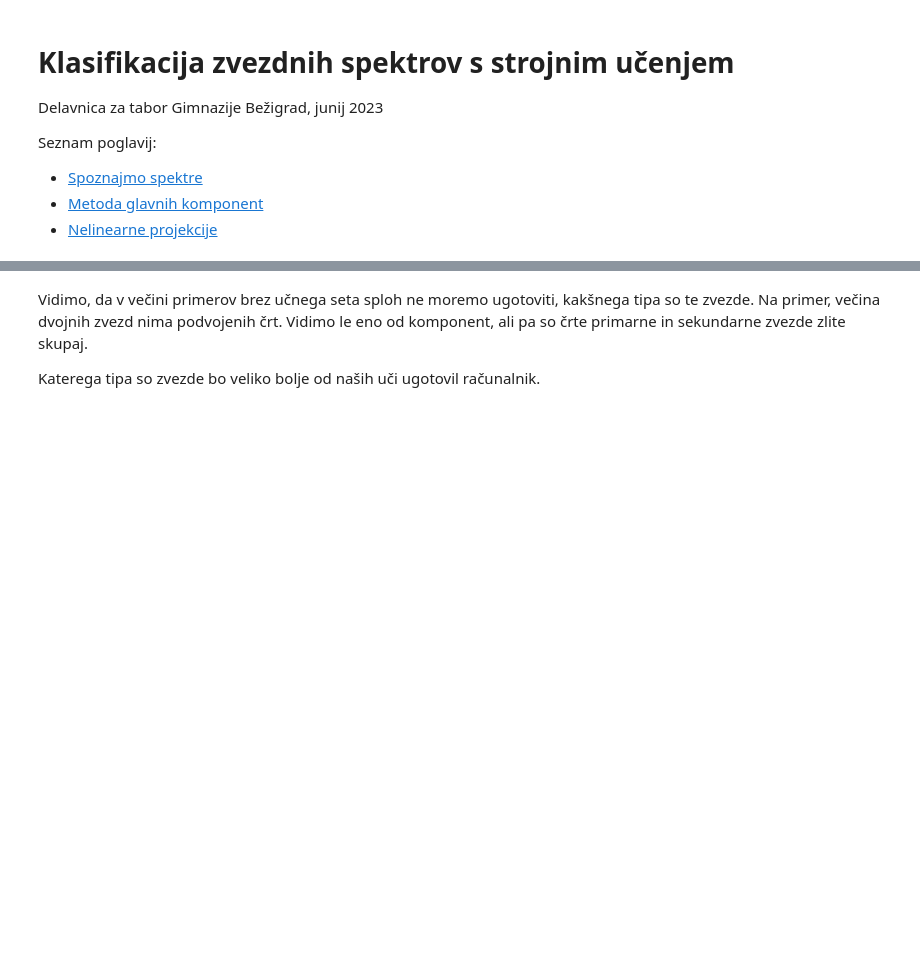
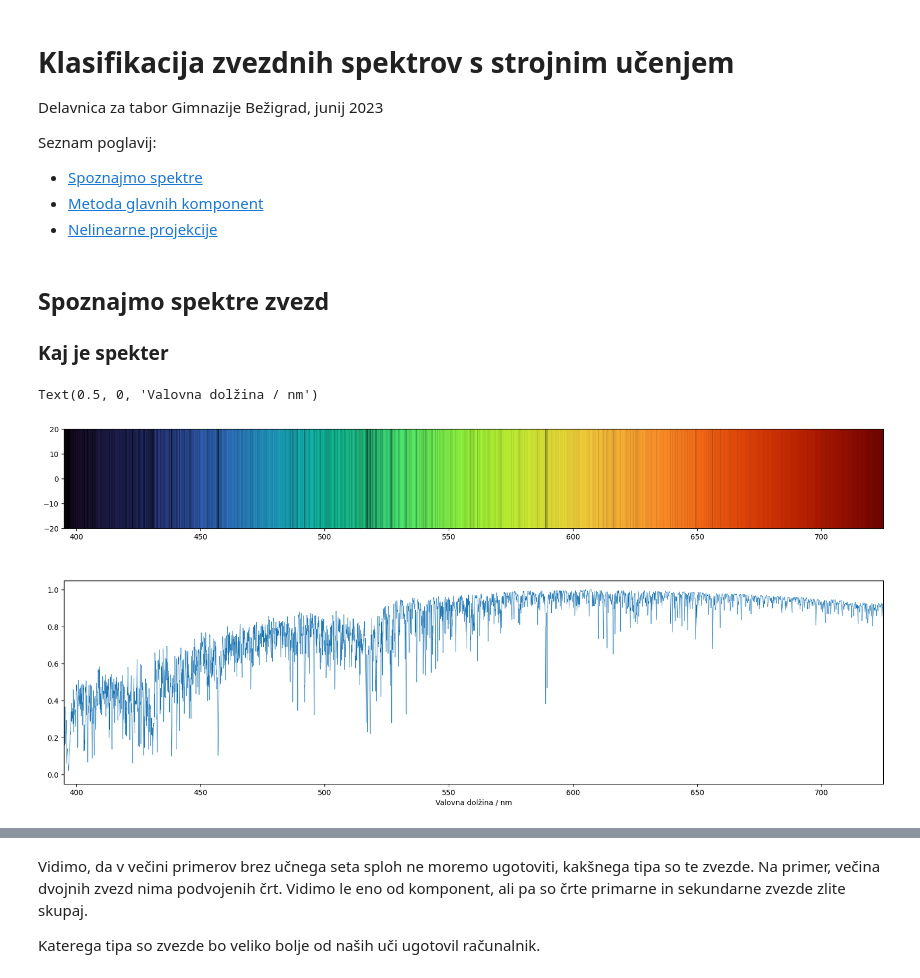
Before and after one commit to sheliak/klasifikacija_spektrov, a Jupyter notebook: klasifikacija.ipynb, the cells around one changed output, grey strips where cells are left out. Saved outputs shown, nothing was run; the diff lists cells and outputs as text; code cells hidden in the pictures; blank space fills up the shorter version.

```diff
--- a/klasifikacija.ipynb
+++ b/klasifikacija.ipynb
@@ -24,4 +24,51 @@ plt.rcParams["figure.figsize"] = (20, 10)
 from IPython.display import Audio, Markdown, display
 from astropy.io import fits
 import urllib.request
+# %% [markdown]
+<a id='spoznajmo spektre'></a>
+## Spoznajmo spektre zvezd
+
+### Kaj je spekter
+# %%
+# Nalozimo datoteke
+
+files=['https://raw.githubusercontent.com/sheliak/klasifikacija_spektrov/main/primeri/O8_40600.txt',\
+       'https://raw.githubusercontent.com/sheliak/klasifikacija_spektrov/main/primeri/B3_17600.txt',\
+       'https://raw.githubusercontent.com/sheliak/klasifikacija_spektrov/main/primeri/A3_08750.txt',\
+       'https://raw.githubusercontent.com/sheliak/klasifikacija_spektrov/main/primeri/F5_06700.txt',\
+       'https://raw.githubusercontent.com/sheliak/klasifikacija_spektrov/main/primeri/G2_05800.txt',\
+       'https://raw.githubusercontent.com/sheliak/klasifikacija_spektrov/main/primeri/K3_04800.txt',\
+       'https://raw.githubusercontent.com/sheliak/klasifikacija_spektrov/main/primeri/M3_03500.txt']
+
+# Narisimo spektre
+
+c=3*10**8
+p=3.1416
+h=6.626*10**-34
+k=1.38*10**-23
+d=0.5*10**-1
+A=2*c*c*h
+
+def planck(x,t):
+    return ((A)/(((x*10**-9)**5)*(np.exp(((h*c)/(t*k))/(x*10**-9))-1)))
+
+fig=plt.figure(1)
+fig.subplots_adjust(hspace=0)
+ax1=fig.add_subplot(211)
+s=np.loadtxt(files[5], comments='#', usecols=(0,1))
+l=s[:,0] # valovna dolzina
+w=s[:,1] # normaliziran flux
+t=int(files[5].split('_')[-1].split('.')[0]) # temperatura
+wp=w*planck(l,t) # pravi flux
+wp=wp/max(wp) # pravi flux brez enot
+
+cmap_b=colors.LinearSegmentedColormap.from_list('cmap_b', ['k', 'k'])
+ax1.imshow(np.expand_dims(l, axis=0),cmap='turbo',extent=[l.min(), l.max(), -20,20],)
+ax1.imshow(np.expand_dims(wp, axis=0),alpha=np.expand_dims(1-wp, axis=0), cmap=cmap_b, extent=[l.min(), l.max(), -20,20],)
+ax2=fig.add_subplot(212, sharex=ax1)
+ax2.plot(l,wp, lw=0.5)
+ax2.set_xlabel('Valovna dolžina / nm')
+# %% [output]
+Text(0.5, 0, 'Valovna dolžina / nm')
+[figure, added]
 # %% [markdown]
```
Also changed, not shown: parts of 3 cells of this notebook.
